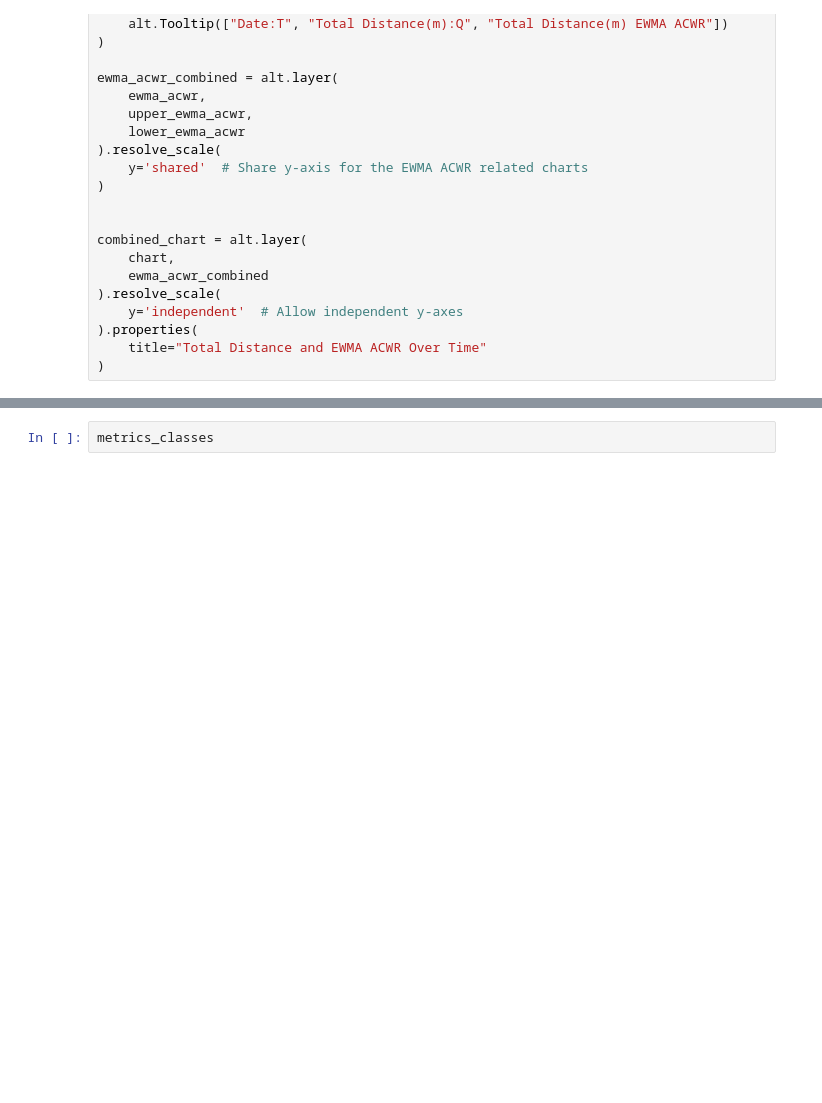
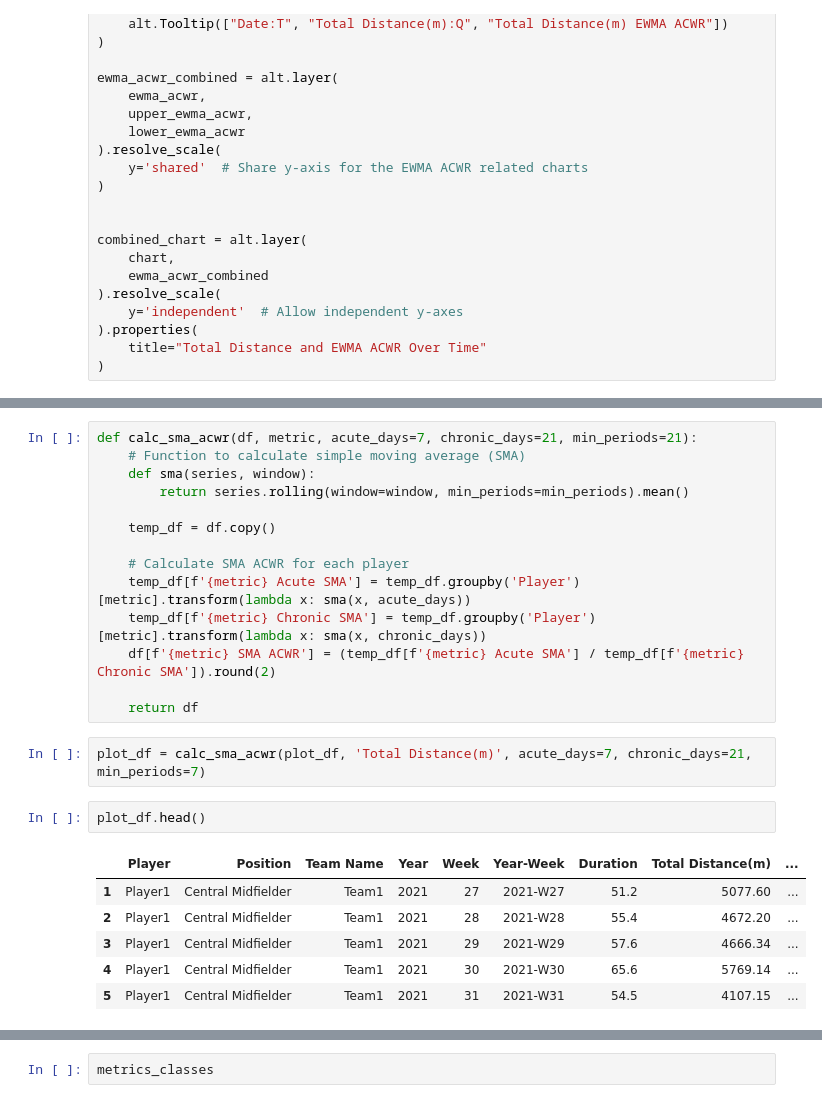
Before and after one commit to typewind/phylix, a Jupyter notebook: processed_explore.ipynb, the cells around one changed output, grey strips where cells are left out. Cells and saved outputs as stored; diff of their text form; blank space fills up the shorter version.

```diff
--- a/processed_explore.ipynb
+++ b/processed_explore.ipynb
@@ -135,3 +135,28 @@ combined_chart = alt.layer(
 combined_chart
 # %% [output]
 [interactive output not drawn]
+# %%
+def calc_sma_acwr(df, metric, acute_days=7, chronic_days=21, min_periods=21):
+    # Function to calculate simple moving average (SMA)
+    def sma(series, window):
+        return series.rolling(window=window, min_periods=min_periods).mean()
+
+    temp_df = df.copy()
+
+    # Calculate SMA ACWR for each player
+    temp_df[f'{metric} Acute SMA'] = temp_df.groupby('Player')[metric].transform(lambda x: sma(x, acute_days))
+    temp_df[f'{metric} Chronic SMA'] = temp_df.groupby('Player')[metric].transform(lambda x: sma(x, chronic_days))
+    df[f'{metric} SMA ACWR'] = (temp_df[f'{metric} Acute SMA'] / temp_df[f'{metric} Chronic SMA']).round(2)
+
+    return df
+# %%
+plot_df = calc_sma_acwr(plot_df, 'Total Distance(m)', acute_days=7, chronic_days=21, min_periods=7)
+# %%
+plot_df.head()
+# %% [output]
+|  | Player | Position | Team Name | Year | Week | Year-Week | Duration | Total Distance(m) | ... |
+| 1 | Player1 | Central Midfielder | Team1 | 2021 | 27 | 2021-W27 | 51.2 | 5077.60 | ... |
+| 2 | Player1 | Central Midfielder | Team1 | 2021 | 28 | 2021-W28 | 55.4 | 4672.20 | ... |
+| 3 | Player1 | Central Midfielder | Team1 | 2021 | 29 | 2021-W29 | 57.6 | 4666.34 | ... |
+| 4 | Player1 | Central Midfielder | Team1 | 2021 | 30 | 2021-W30 | 65.6 | 5769.14 | ... |
+| 5 | Player1 | Central Midfielder | Team1 | 2021 | 31 | 2021-W31 | 54.5 | 4107.15 | ... |
```
Also changed, not shown: parts of 4 cells of this notebook, 2 other files.
